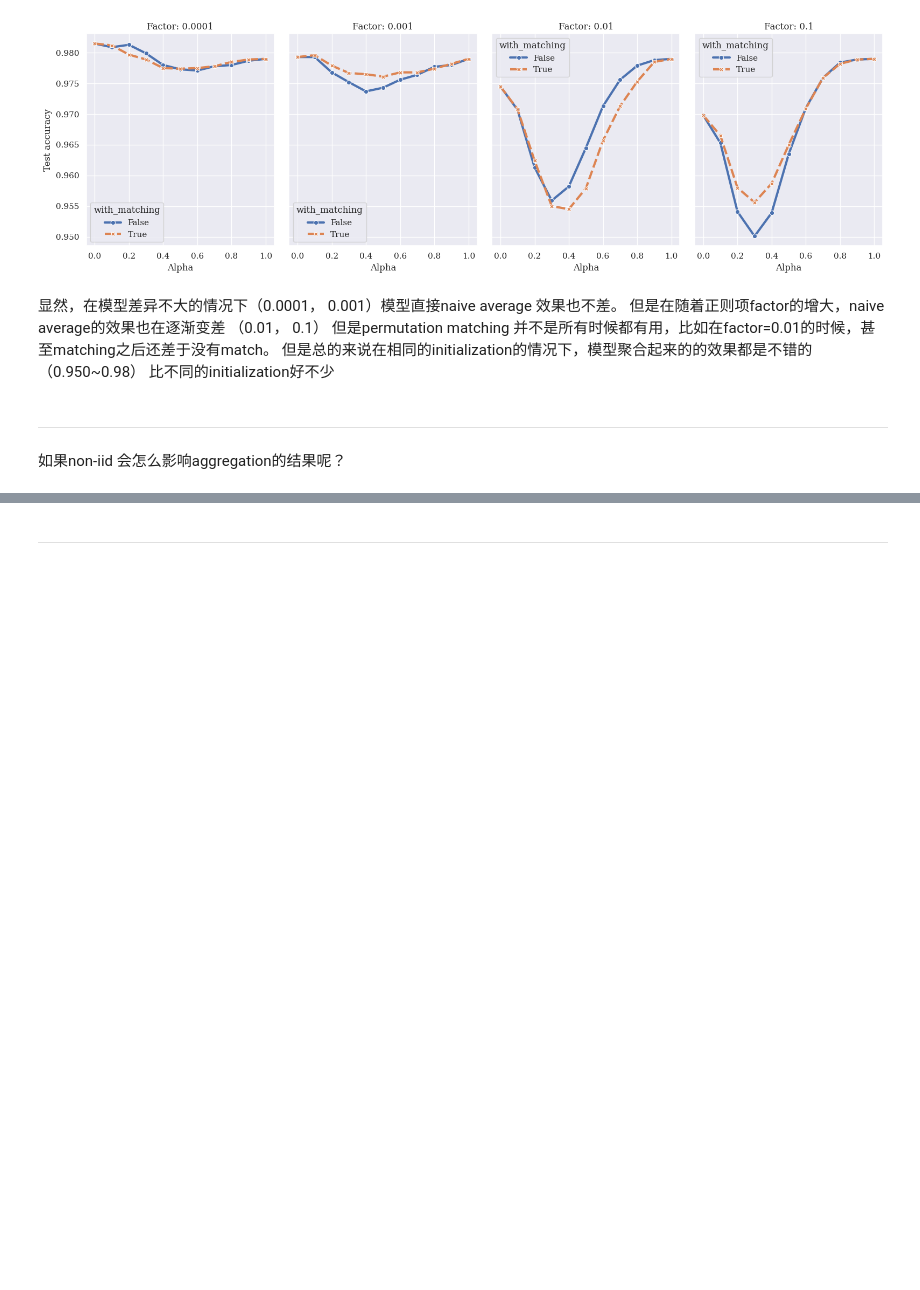
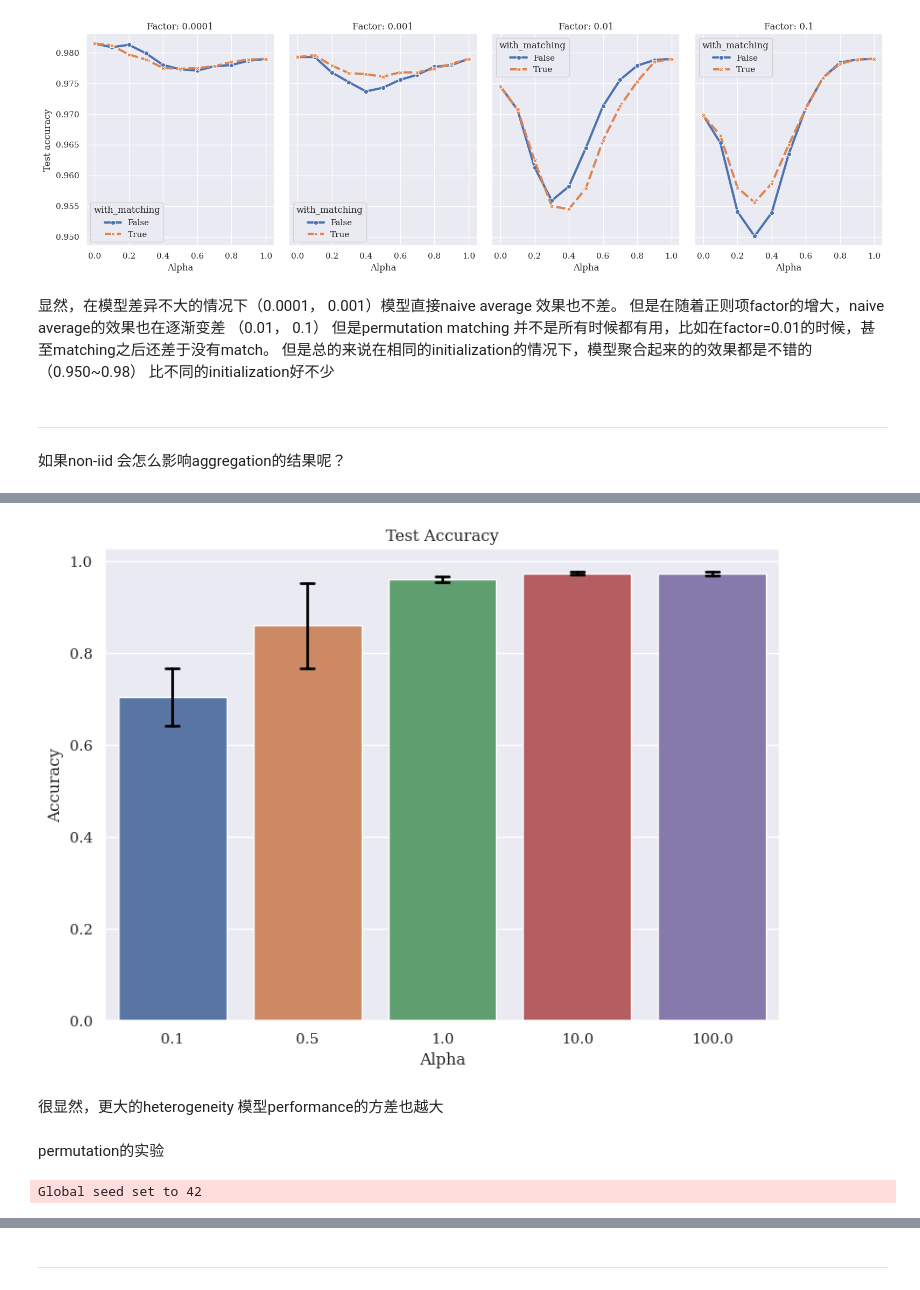
Before and after one commit to PengHongyiNTU/scaler-symmetry, a Jupyter notebook: examples.ipynb, the cells around one changed output, grey strips where cells are left out. Saved outputs shown, nothing was run; the diff lists cells and outputs as text; code cells hidden in the pictures; blank space fills up the shorter version.

```diff
--- a/examples.ipynb
+++ b/examples.ipynb
@@ -445,0 +680,3 @@ class NonIIDExperimentsSepcGenerator(SpecGenerator):
+# %%
+executor = ParallelExecutor(gpu_fraction=0.3)
+results = executor.run(func=evaluate_model, task_specs=specs)
@@ -445,0 +709,37 @@ class NonIIDExperimentsSepcGenerator(SpecGenerator):
+# %%
+from pandas import DataFrame
+from parallel import TaskResults
+from typing import List
+import pandas as pd
+def parse_results(results:List[TaskResults]) -> pd.DataFrame:
+    rows = []
+    for result in results:
+        row = {
+            'client': result.id.split("_")[3],
+            'alpha': result.id.split("_")[1],
+            'test_acc': result.results['MulticlassAccuracy'],
+            'test_loss': result.results['loss'],
+        }
+        rows.append(row)
+    return DataFrame(rows)
+df = parse_results(results)
+import seaborn as sns
+from utils import prepare_sns
+import matplotlib.pyplot as plt
+prepare_sns()
+df['alpha'] = df['alpha'].astype('category')
+df['client'] = df['client'].astype('category')
+df = df.sort_values(by=['alpha', 'client'])
+fig, ax = plt.subplots(1, 1, figsize=(8, 6))
+sns.barplot(data=df, x='alpha', y='test_acc', ax=ax, hue="alpha",
+            capsize=0.1, err_kws={"color": "black", "linewidth": 2})
+ax.set_title("Test Accuracy")
+ax.set_xlabel("Alpha")
+ax.set_ylabel("Accuracy")
+plt.tight_layout()
+# %% [output]
+[figure, added]
+# %% [markdown]
+很显然，更大的heterogeneity 模型performance的方差也越大
+# %% [markdown]
+permutation的实验
@@ -445,0 +819,32 @@ class NonIIDExperimentsSepcGenerator(SpecGenerator):
+# %%
+from torch import seed
+from parallel import TaskSpec, ParallelExecutor, SpecGenerator
+from itertools import groupby
+permuation_specs = []
+seed_everything(42)
+trainset, testset = prepare_dataset("MNIST", "MLP")
+valset = torch.utils.data.Subset(testset, range(100))
+valloader = torch.utils.data.DataLoader(valset, batch_size=1000)
+testloader = torch.utils.data.DataLoader(testset, batch_size=1000)
+for key, group in groupby(specs, key=lambda x: x.id.split("_")[1]):
+    state_dicts_list = [item.args[0] for item in group]
+    assert len(state_dicts_list) == 2
+    model_state_dict_1, model_state_dict_2 = state_dicts_list
+    model_builder = build_mlp_model
+    trainer_builder = trainer_builder
+    saving_dir = f"different_niid_alphas/permuted_interpolated/{key}"
+    spec = TaskSpec(
+        id=key,
+        args=(model_state_dict_1,
+              model_state_dict_2,
+              model_builder,
+              trainer_builder,
+              testloader,
+              valloader,
+              'cuda',
+              saving_dir),
+        kwargs={},
+    )
+    permuation_specs.append(spec)
+# %% [output]
+Global seed set to 42
```
Also changed, not shown: parts of 24 cells of this notebook, 15 other files.
